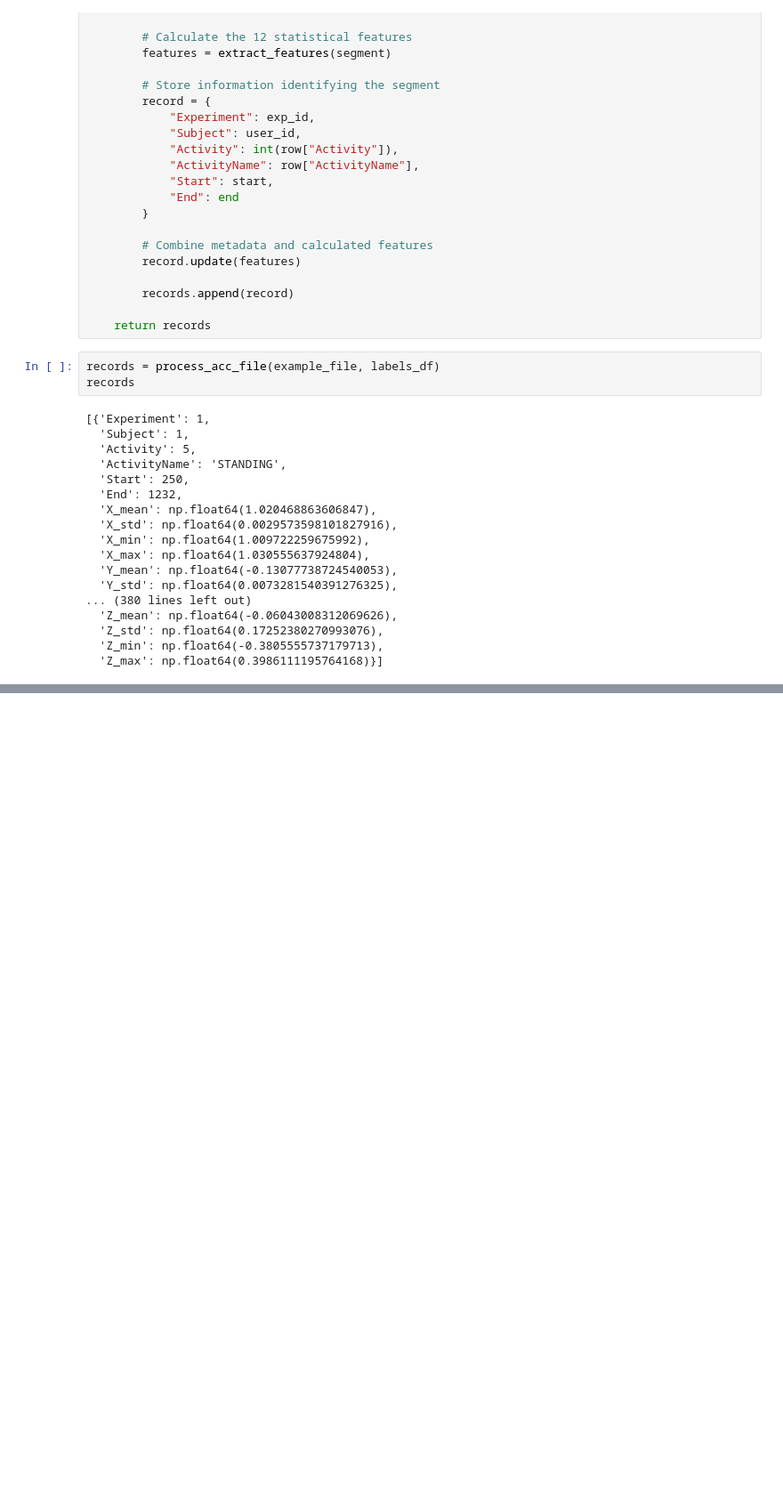
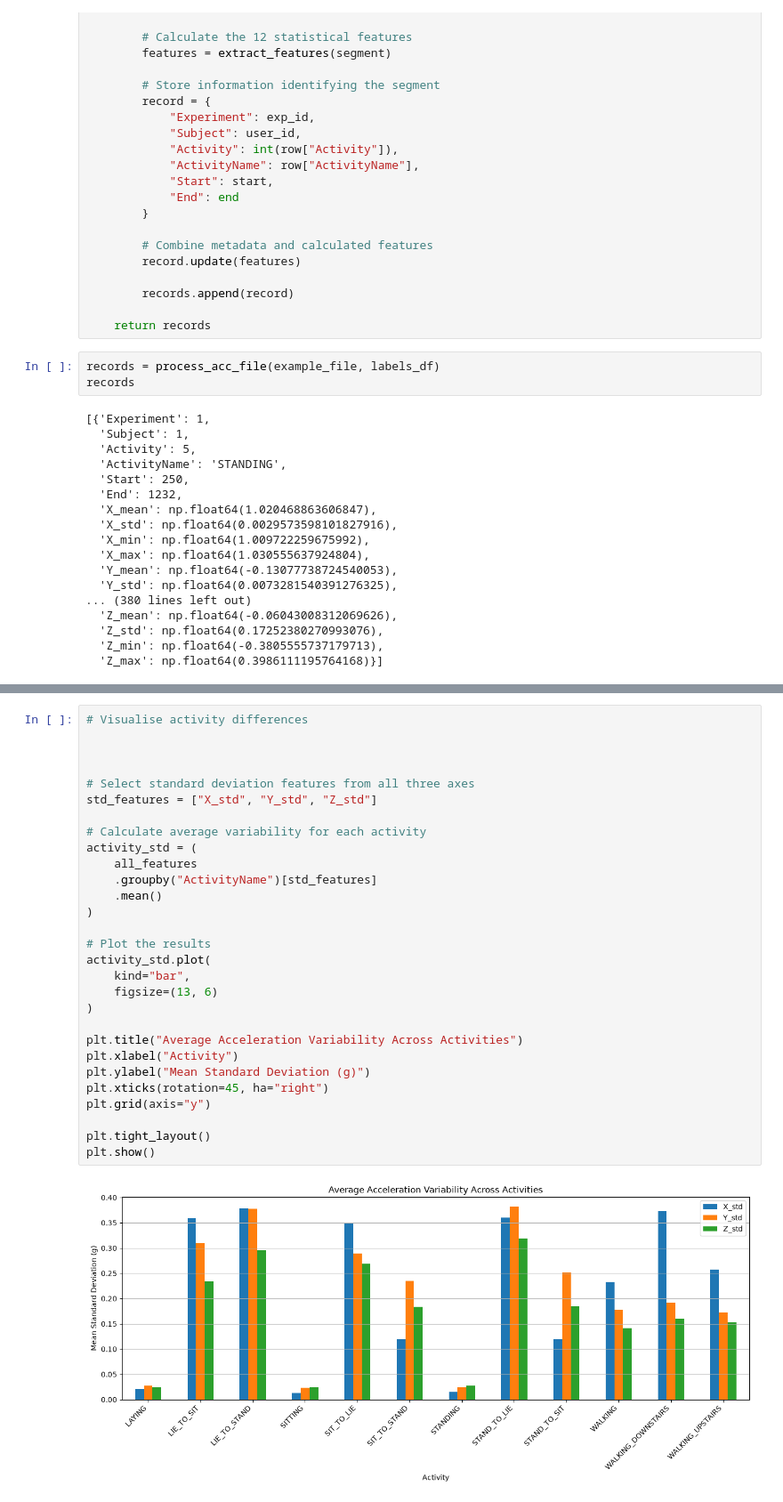
Before and after one commit to RajarshiRay25/Decision-Support-Ex3, a Jupyter notebook: EX3.ipynb, the cells around one changed output, grey strips where cells are left out. Shown at 89% size. Cells and saved outputs as stored; diff of their text form; blank space fills up the shorter version.

```diff
--- a/EX3.ipynb
+++ b/EX3.ipynb
@@ -327,0 +544,31 @@ records
+# %%
+# Visualise activity differences
+
+
+
+# Select standard deviation features from all three axes
+std_features = ["X_std", "Y_std", "Z_std"]
+
+# Calculate average variability for each activity
+activity_std = (
+    all_features
+    .groupby("ActivityName")[std_features]
+    .mean()
+)
+
+# Plot the results
+activity_std.plot(
+    kind="bar",
+    figsize=(13, 6)
+)
+
+plt.title("Average Acceleration Variability Across Activities")
+plt.xlabel("Activity")
+plt.ylabel("Mean Standard Deviation (g)")
+plt.xticks(rotation=45, ha="right")
+plt.grid(axis="y")
+
+plt.tight_layout()
+plt.show()
+# %% [output]
+[figure, added]
```
Also changed, not shown: parts of 11 cells of this notebook.
